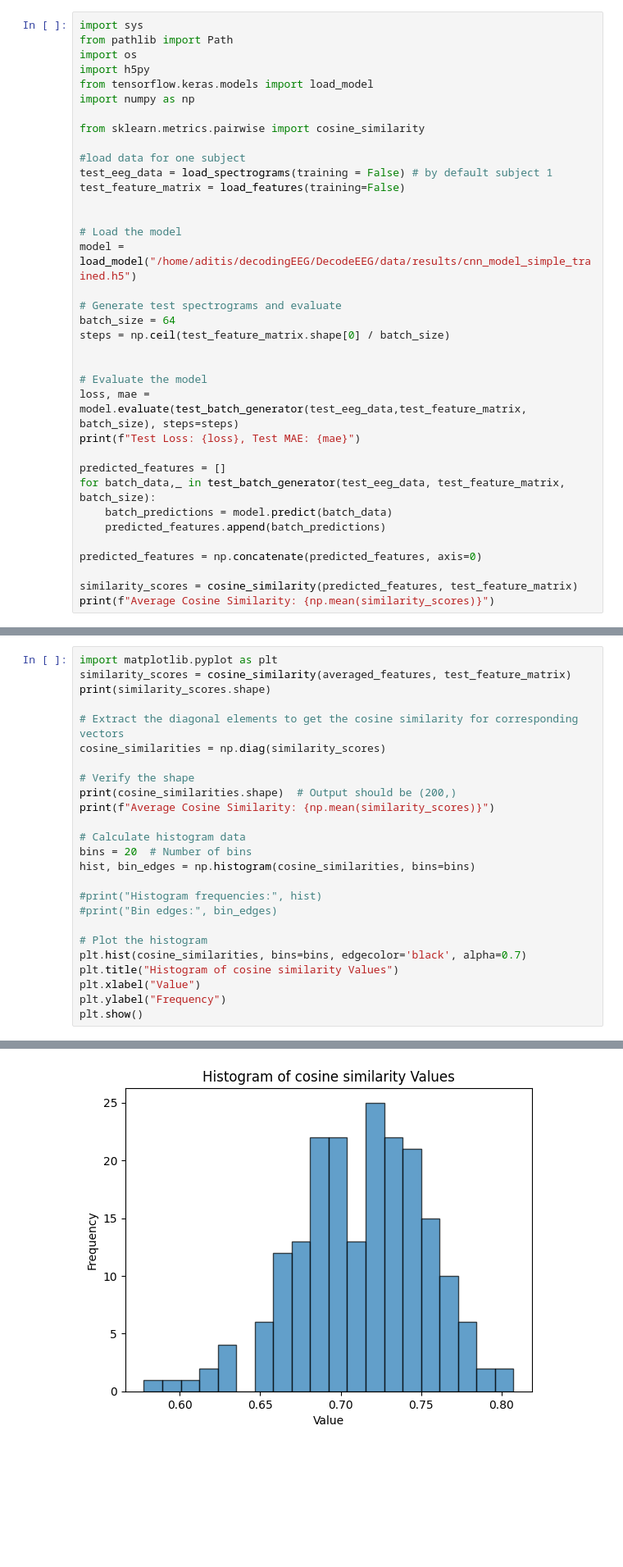
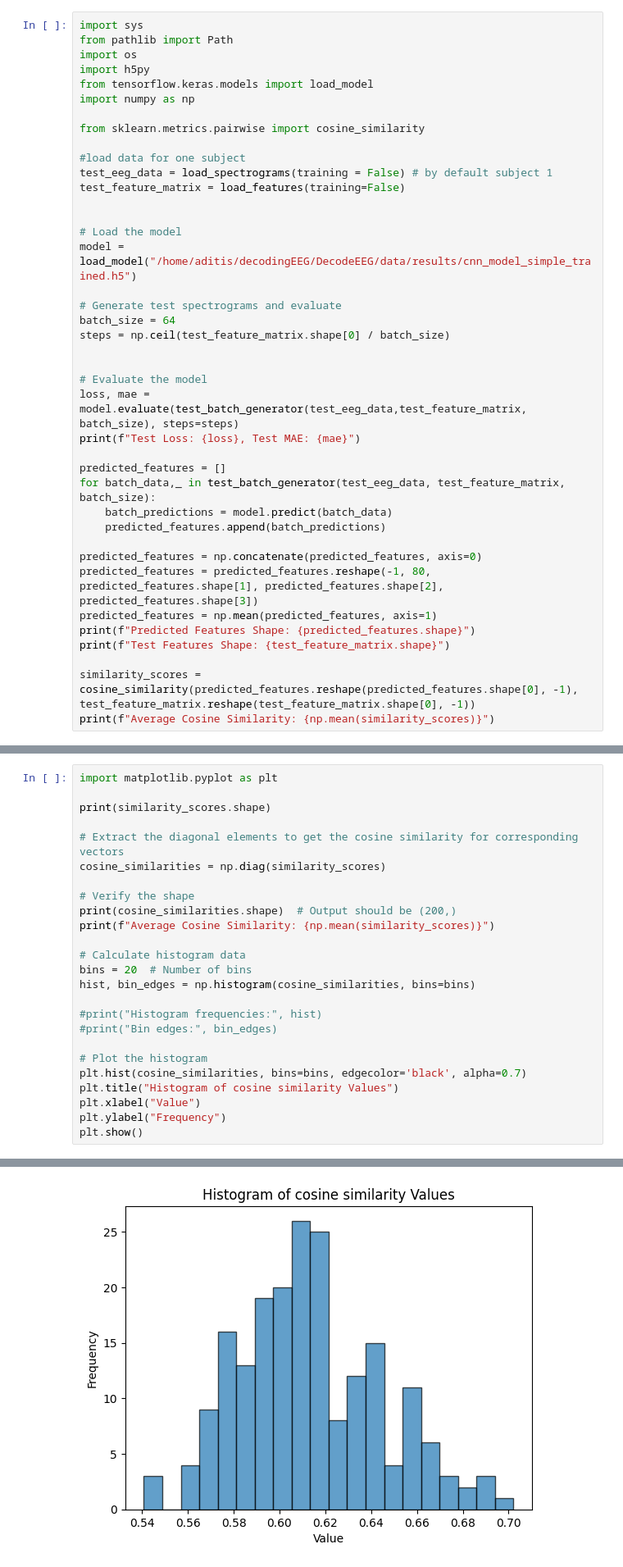
Before and after one commit to aditisaxena12/DecodeEEG, a Jupyter notebook: src/visualize/visualize_predict.ipynb, the cells around one changed output, grey strips where cells are left out. Shown: that part at 82% size. Cells and saved outputs as stored; diff of their text form; blank space fills up the shorter version.

```diff
--- a/src/visualize/visualize_predict.ipynb
+++ b/src/visualize/visualize_predict.ipynb
@@ -94,7 +96,11 @@ for batch_data,_ in test_batch_generator(test_eeg_data, test_feature_matrix, bat
     predicted_features.append(batch_predictions)
 
 predicted_features = np.concatenate(predicted_features, axis=0)
+predicted_features = predicted_features.reshape(-1, 80, predicted_features.shape[1], predicted_features.shape[2], predicted_features.shape[3])
+predicted_features = np.mean(predicted_features, axis=1)
+print(f"Predicted Features Shape: {predicted_features.shape}")
+print(f"Test Features Shape: {test_feature_matrix.shape}")
 
-similarity_scores = cosine_similarity(predicted_features, test_feature_matrix)
+similarity_scores = cosine_similarity(predicted_features.reshape(predicted_features.shape[0], -1), test_feature_matrix.reshape(test_feature_matrix.shape[0], -1))
 print(f"Average Cosine Similarity: {np.mean(similarity_scores)}")
 # %% [output]
@@ -135,6 +140,6 @@ print(averaged_features.shape)  # Output should be (200, 512)
 # %%
 import matplotlib.pyplot as plt
-similarity_scores = cosine_similarity(averaged_features, test_feature_matrix)
+
 print(similarity_scores.shape)
 
 # Extract the diagonal elements to get the cosine similarity for corresponding vectors
@@ -164,4 +169,4 @@ Average Cosine Similarity: 0.7128292918205261
-[figure, old version]
+[figure, new version]
 # %%
 test_feature_matrix.shape
 # %% [output]
```
Also changed, not shown: parts of 8 cells of this notebook, 1 other file.
